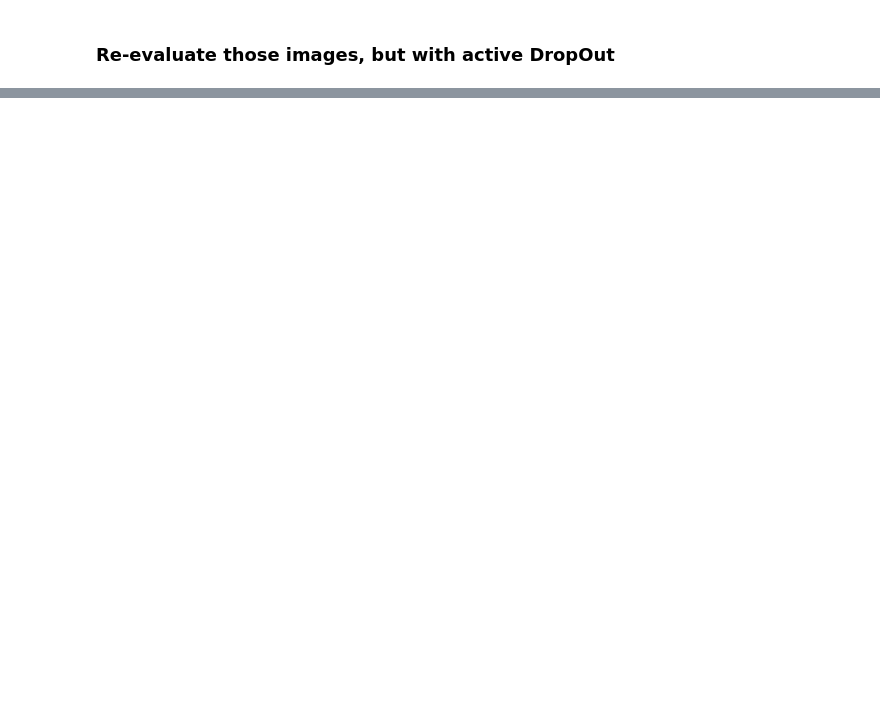
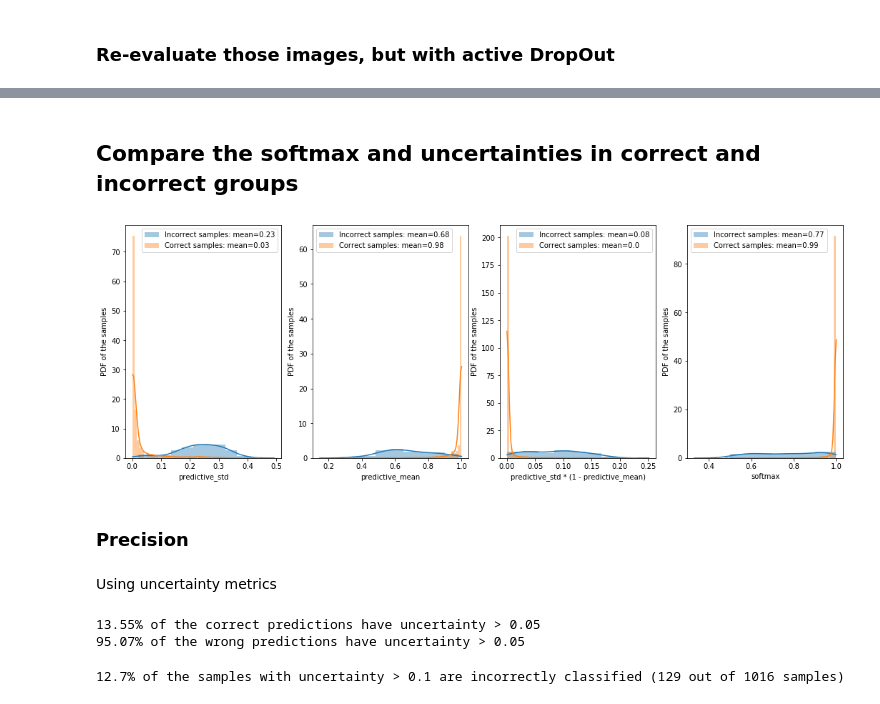
Before and after one commit to monaj07/ml, a Jupyter notebook: uncertainty/uncertainty.ipynb, the cells around one changed output, grey strips where cells are left out. Drawn from its saved outputs; the diff is of its cells as text; code cells hidden in the pictures; blank space fills up the shorter version.

```diff
--- a/uncertainty/uncertainty.ipynb
+++ b/uncertainty/uncertainty.ipynb
@@ -158,0 +299,67 @@ NOTE: One thing that I am still confused about is why we have a low uncertainty
+# %% [markdown]
+## Compare the softmax and uncertainties in correct and incorrect groups
+# %%
+fig, axes = plt.subplots(1, 4, figsize=(18, 6))
+
+metric_wrong = predictive_std_total_wrong
+metric_correct = predictive_std_total_correct
+sb.distplot(metric_wrong, kde=True, kde_kws={'clip': (0.0, 1.0)}, label=f"Incorrect samples: mean={str(np.round(metric_wrong.mean(), 2))}", ax=axes[0])
+sb.distplot(metric_correct, kde=True, kde_kws={'clip': (0.0, 1.0)}, label=f"Correct samples: mean={str(np.round(metric_correct.mean(), 2))}", ax=axes[0])
+axes[0].legend();
+axes[0].set_xlabel("predictive_std");
+axes[0].set_ylabel("PDF of the samples");
+#-------------
+metric_wrong = predictive_mean_total_wrong
+metric_correct = predictive_mean_total_correct
+sb.distplot(metric_wrong, kde=True, kde_kws={'clip': (0.0, 1.0)}, label=f"Incorrect samples: mean={str(np.round(metric_wrong.mean(), 2))}", ax=axes[1])
+sb.distplot(metric_correct, kde=True, kde_kws={'clip': (0.0, 1.0)}, label=f"Correct samples: mean={str(np.round(metric_correct.mean(), 2))}", ax=axes[1])
+axes[1].legend();
+axes[1].set_xlabel("predictive_mean");
+axes[1].set_ylabel("PDF of the samples");
+#-------------
+metric_wrong = (predictive_std_total_wrong * (1-predictive_mean_total_wrong))
+metric_correct = (predictive_std_total_correct * (1-predictive_mean_total_correct))
+sb.distplot(metric_wrong, kde=True, kde_kws={'clip': (0.0, 1.0)}, label=f"Incorrect samples: mean={str(np.round(metric_wrong.mean(), 2))}", ax=axes[2])
+sb.distplot(metric_correct, kde=True, kde_kws={'clip': (0.0, 1.0)}, label=f"Correct samples: mean={str(np.round(metric_correct.mean(), 2))}", ax=axes[2])
+axes[2].legend();
+axes[2].set_xlabel("predictive_std * (1 - predictive_mean)");
+axes[2].set_ylabel("PDF of the samples");
+#-------------
+metric_wrong = softmax_total_wrong
+metric_correct = softmax_total_correct
+sb.distplot(metric_wrong, kde=True, kde_kws={'clip': (0.0, 1.0)}, label=f"Incorrect samples: mean={str(np.round(metric_wrong.mean(), 2))}", ax=axes[3])
+sb.distplot(metric_correct, kde=True, kde_kws={'clip': (0.0, 1.0)}, label=f"Correct samples: mean={str(np.round(metric_correct.mean(), 2))}", ax=axes[3])
+axes[3].legend();
+axes[3].set_xlabel("softmax");
+axes[3].set_ylabel("PDF of the samples");
+# %% [output]
+[figure, added]
+# %% [markdown]
+### Precision
+# %% [markdown]
+Using uncertainty metrics
+# %%
+uncertainty_threshold = .05
+metric_wrong = predictive_std_total_wrong #* (1-predictive_mean_total_wrong)
+metric_correct = predictive_std_total_correct #* (1-predictive_mean_total_correct)
+uncertain_correct = np.where(metric_correct > uncertainty_threshold)[0]
+uncertain_wrong = np.where(metric_wrong > uncertainty_threshold)[0]
+correct_ratio = np.round(100*len(uncertain_correct) / len(metric_correct), 2)
+wrong_ratio = np.round(100*len(uncertain_wrong) / len(metric_wrong), 2)
+print(f"{correct_ratio}% of the correct predictions have uncertainty > {uncertainty_threshold}")
+print(f"{wrong_ratio}% of the wrong predictions have uncertainty > {uncertainty_threshold}")
+# %% [output]
+13.55% of the correct predictions have uncertainty > 0.05
+95.07% of the wrong predictions have uncertainty > 0.05
+# %%
+uncertainty_threshold = 0.1
+metric_wrong = predictive_std_total_wrong #* (1-predictive_mean_total_wrong)
+metric_correct = predictive_std_total_correct #* (1-predictive_mean_total_correct)
+idx = np.hstack([0 * metric_wrong + 1, 0 * metric_correct])
+metric_total = np.hstack([metric_wrong, metric_correct])
+uncertain = np.where(metric_total > uncertainty_threshold)[0]
+idx_uncertain = idx[uncertain]
+wrong_ratio = np.round(100*idx_uncertain.sum() / len(idx_uncertain), 2)
+print(f"{wrong_ratio}% of the samples with uncertainty > {uncertainty_threshold} are incorrectly classified ({int(idx_uncertain.sum())} out of {len(idx_uncertain)} samples)")
+# %% [output]
+12.7% of the samples with uncertainty > 0.1 are incorrectly classified (129 out of 1016 samples)
```
Also changed, not shown: parts of 19 cells of this notebook.
